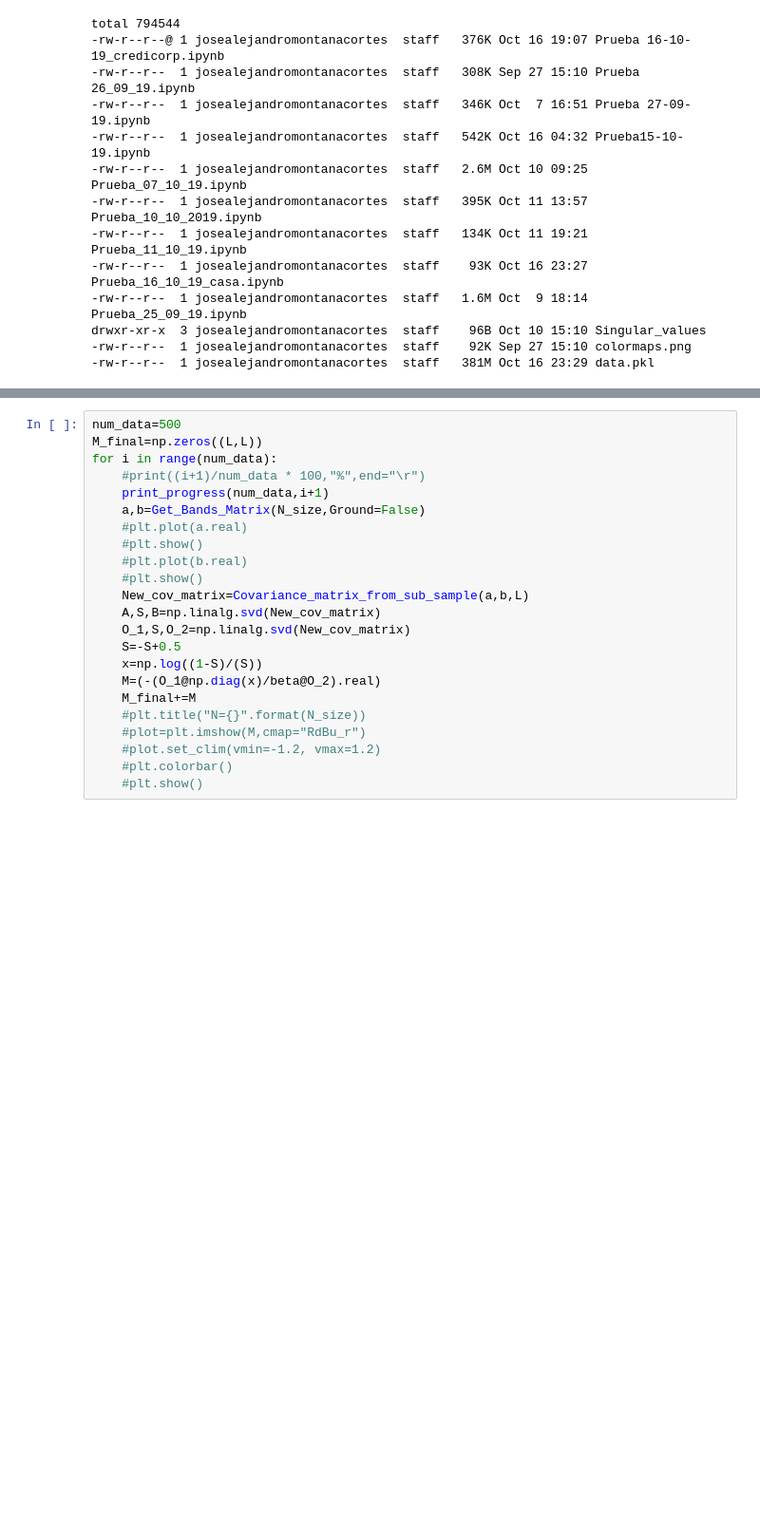
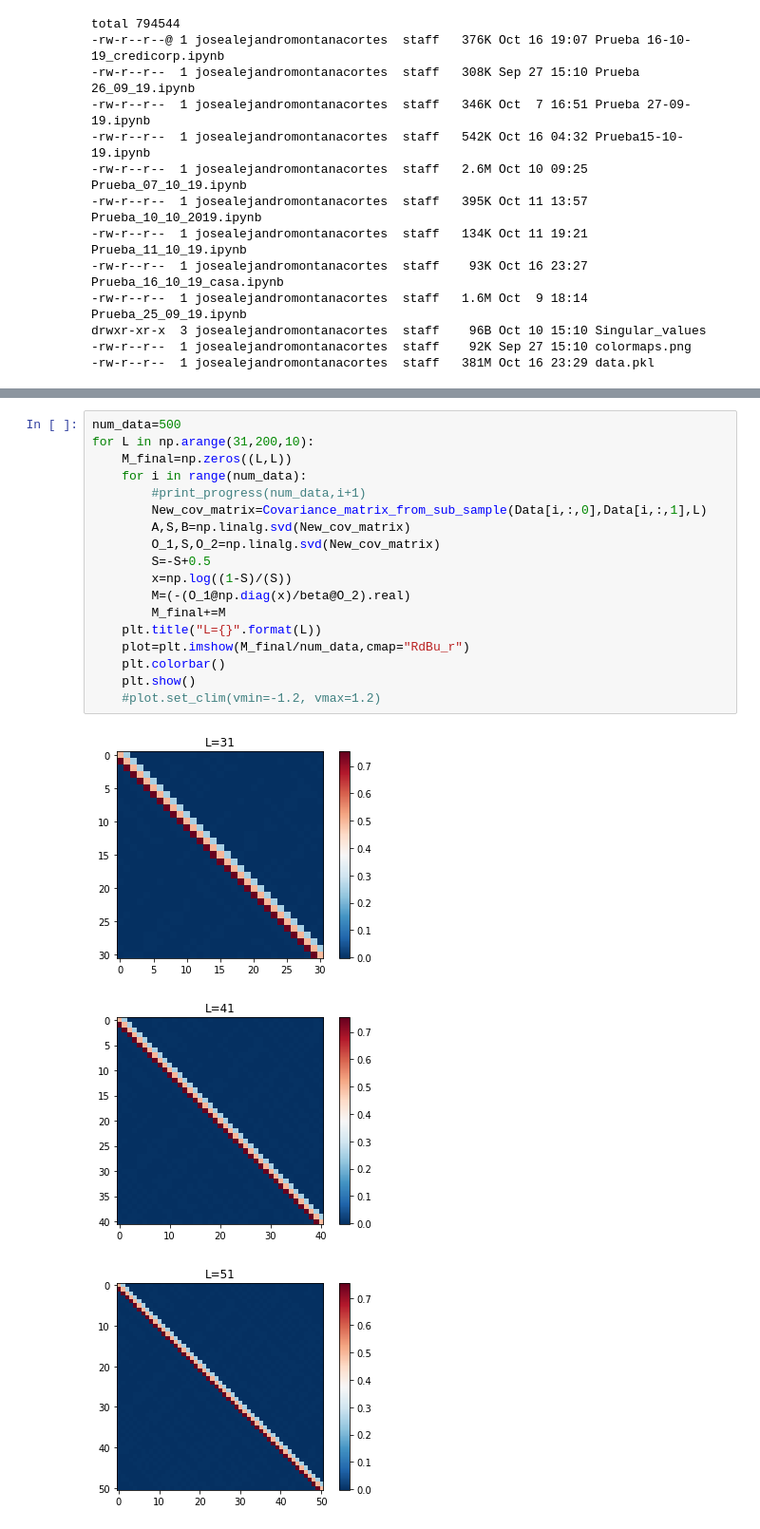
Before and after one commit to jamontanac/Tesis_Master, a Jupyter notebook: XY_model/Calculating_Entropy_and_density_matrix/Prueba_16_10_19_casa.ipynb, the cells around one changed output, grey strips where cells are left out. Shown: that part at 95% size. Drawn from its saved outputs; the diff is of its cells as text; blank space fills up the shorter version.

Commit message:
making the rest of plots of the matrix, now i have to plot the fluctuations as a function of the parameter N and L

```diff
--- a/XY_model/Calculating_Entropy_and_density_matrix/Prueba_16_10_19_casa.ipynb
+++ b/XY_model/Calculating_Entropy_and_density_matrix/Prueba_16_10_19_casa.ipynb
@@ -283,23 +281,22 @@ b''
 # %%
 num_data=500
-M_final=np.zeros((L,L))
-for i in range(num_data):
-    #print((i+1)/num_data * 100,"%",end="\r")
-    print_progress(num_data,i+1)
-    a,b=Get_Bands_Matrix(N_size,Ground=False)
-    #plt.plot(a.real)
-    #plt.show()
-    #plt.plot(b.real)
-    #plt.show()
-    New_cov_matrix=Covariance_matrix_from_sub_sample(a,b,L)
-    A,S,B=np.linalg.svd(New_cov_matrix)
-    O_1,S,O_2=np.linalg.svd(New_cov_matrix)
-    S=-S+0.5
-    x=np.log((1-S)/(S))
-    M=(-(O_1@np.diag(x)/beta@O_2).real)
-    M_final+=M
-    #plt.title("N={}".format(N_size))
-    #plot=plt.imshow(M,cmap="RdBu_r")
+for L in np.arange(31,200,10):
+    M_final=np.zeros((L,L))
+    for i in range(num_data):
+        #print_progress(num_data,i+1)
+        New_cov_matrix=Covariance_matrix_from_sub_sample(Data[i,:,0],Data[i,:,1],L)
+        A,S,B=np.linalg.svd(New_cov_matrix)
+        O_1,S,O_2=np.linalg.svd(New_cov_matrix)
+        S=-S+0.5
+        x=np.log((1-S)/(S))
+        M=(-(O_1@np.diag(x)/beta@O_2).real)
+        M_final+=M
+    plt.title("L={}".format(L))
+    plot=plt.imshow(M_final/num_data,cmap="RdBu_r")
+    plt.colorbar()
+    plt.show()
     #plot.set_clim(vmin=-1.2, vmax=1.2)
-    #plt.colorbar()
-    #plt.show()
+# %% [output]
+[figure, added]
+[figure, added]
+[figure, added]
```
Also changed, not shown: parts of 4 cells of this notebook.
